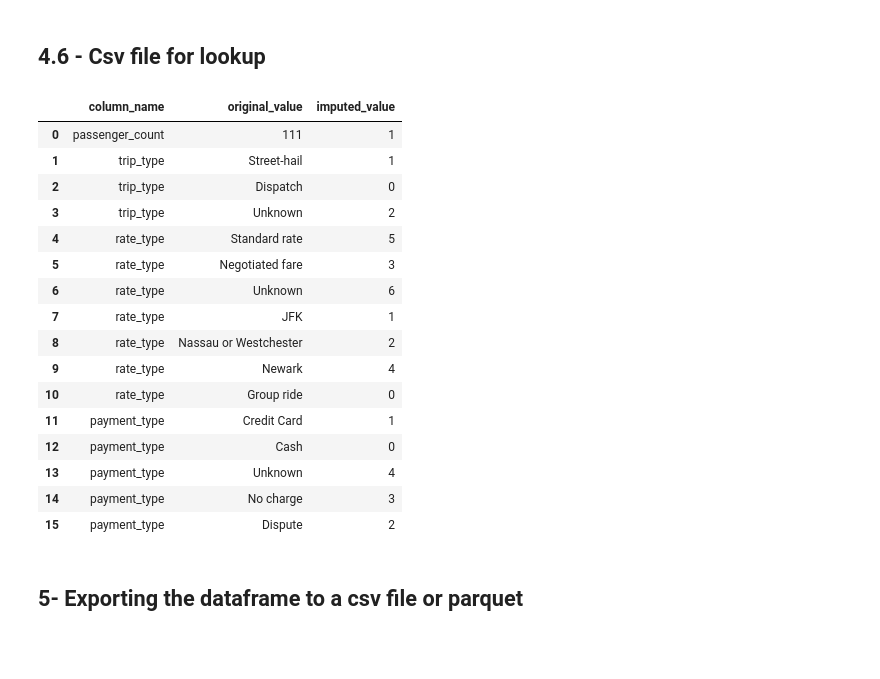
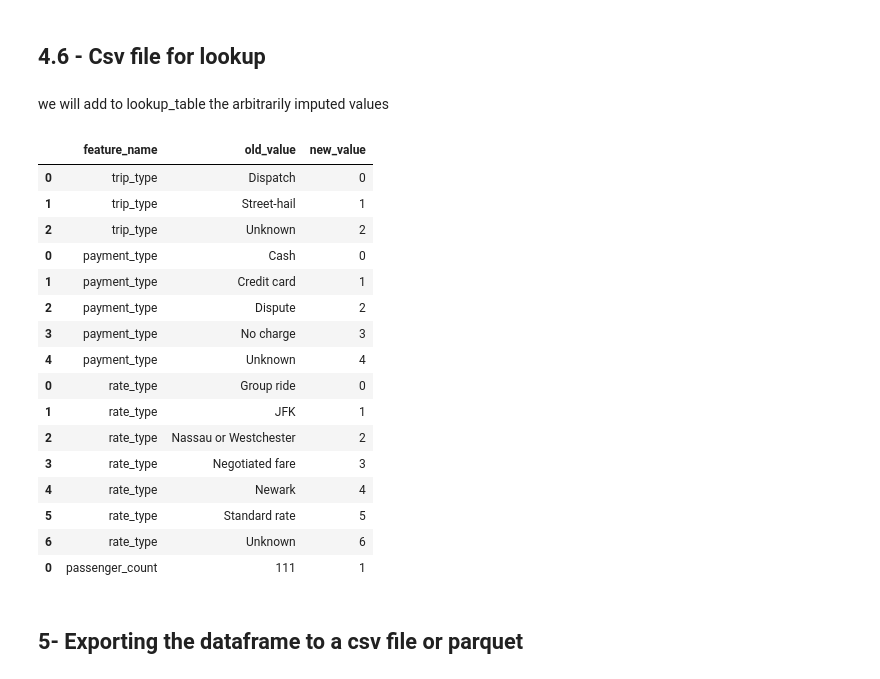
Before and after one commit to Abdullah204/Farecast, a Jupyter notebook: Milestone_1/M1_MET_49-2554_2_8-18.ipynb, the cells around one changed output. Saved outputs shown, nothing was run; the diff lists cells and outputs as text; code cells hidden in the pictures; blank space fills up the shorter version.

```diff
--- a/Milestone_1/M1_MET_49-2554_2_8-18.ipynb
+++ b/Milestone_1/M1_MET_49-2554_2_8-18.ipynb
@@ -1127,5 +1133,16 @@ df_copy.head()
-# %%
-def label_encode(df,features):
-    for feat in features:
-        df[feat] = LabelEncoder().fit_transform(df_copy[feat])
+# %%
+def add_mapping_to_lookup_table(mapping ,feature_name , lookup_table):
+    mapping_df = pd.DataFrame(list(mapping.items()), columns=['old_value', 'new_value'])
+    mapping_df['feature_name'] = [feature_name] * len(mapping_df)
+    mapping_df = mapping_df[['feature_name', 'old_value', 'new_value']]
+    return  pd.concat([lookup_table, mapping_df])
+# %%
+def label_encode(df,features , lookup_table):
+    for feat in features:
+        label_encoder =  LabelEncoder()
+        label_encoder.fit(df[feat])
+        le_name_mapping = dict(zip(label_encoder.classes_, label_encoder.transform(label_encoder.classes_)))
+        lookup_table = add_mapping_to_lookup_table(le_name_mapping ,feat ,lookup_table)
+        df[feat] = label_encoder.transform(df[feat])
+    return lookup_table
 # %%
@@ -1292,31 +1326,33 @@ df_copy.describe()
 # %% [markdown]
 ## 4.6 - Csv file for lookup
-# %%
-data = {
-    'column_name': ['passenger_count', 'trip_type', 'trip_type', 'trip_type' ,  'rate_type', 'rate_type', 'rate_type', 'rate_type', 'rate_type', 'rate_type', 'rate_type','payment_type','payment_type','payment_type','payment_type','payment_type'],
-    'original_value': [111, 'Street-hail', 'Dispatch', 'Unknown' ,'Standard rate',' Negotiated fare','Unknown','JFK','Nassau or Westchester' , 'Newark' , 'Group ride','Credit Card' , 'Cash' , "Unknown" , "No charge" ,"Dispute"],  # Replace 'None' with actual missing values
-    'imputed_value': [1,1,0,2,5,3,6,1,2,4,0,1,0,4,3,2]     # Replace with the imputed values
-}
-
-# Creating a DataFrame
-lookup_df = pd.DataFrame(data)
-lookup_df
-# %% [output]
-|  | column_name | original_value | imputed_value |
-| 0 | passenger_count | 111 | 1 |
-| 1 | trip_type | Street-hail | 1 |
-| 2 | trip_type | Dispatch | 0 |
-| 3 | trip_type | Unknown | 2 |
-| 4 | rate_type | Standard rate | 5 |
-| 5 | rate_type | Negotiated fare | 3 |
-| 6 | rate_type | Unknown | 6 |
-| 7 | rate_type | JFK | 1 |
-| 8 | rate_type | Nassau or Westchester | 2 |
-| 9 | rate_type | Newark | 4 |
-| 10 | rate_type | Group ride | 0 |
-| 11 | payment_type | Credit Card | 1 |
-| 12 | payment_type | Cash | 0 |
-| 13 | payment_type | Unknown | 4 |
-| 14 | payment_type | No charge | 3 |
-| 15 | payment_type | Dispute | 2 |
+# %% [markdown]
+we will add to lookup_table the arbitrarily imputed values
+# %%
+data = {
+    'feature_name': ['passenger_count'],
+    'old_value': [111],  # Replace 'None' with actual missing values
+    'new_value': [1]     # Replace with the imputed values
+}
+
+# Creating a DataFrame
+lookup_table = pd.concat([lookup_table,pd.DataFrame(data)])
+lookup_table
+# %% [output]
+|  | feature_name | old_value | new_value |
+| 0 | trip_type | Dispatch | 0 |
+| 1 | trip_type | Street-hail | 1 |
+| 2 | trip_type | Unknown | 2 |
+| 0 | payment_type | Cash | 0 |
+| 1 | payment_type | Credit card | 1 |
+| 2 | payment_type | Dispute | 2 |
+| 3 | payment_type | No charge | 3 |
+| 4 | payment_type | Unknown | 4 |
+| 0 | rate_type | Group ride | 0 |
+| 1 | rate_type | JFK | 1 |
+| 2 | rate_type | Nassau or Westchester | 2 |
+| 3 | rate_type | Negotiated fare | 3 |
+| 4 | rate_type | Newark | 4 |
+| 5 | rate_type | Standard rate | 5 |
+| 6 | rate_type | Unknown | 6 |
+| 0 | passenger_count | 111 | 1 |
 # %%
```
Also changed, not shown: parts of 18 cells of this notebook.
